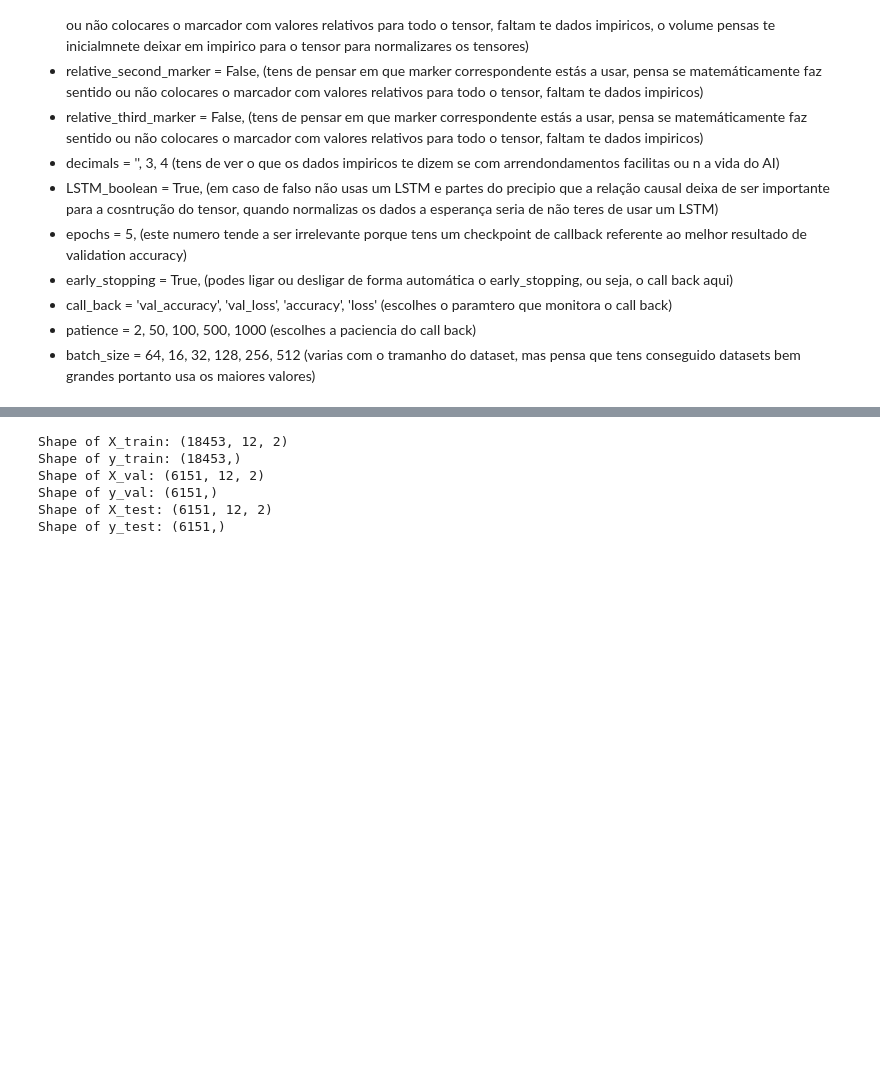
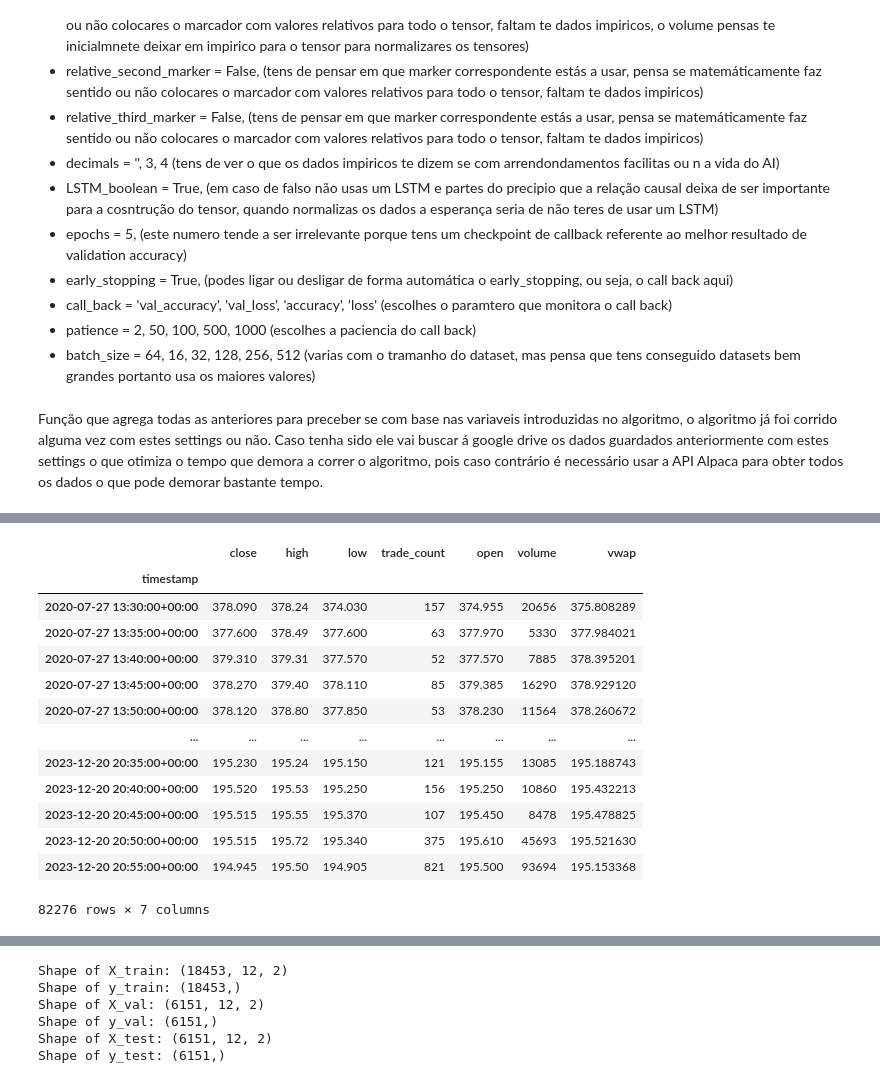
Before and after one commit to guilhermegranchopro/Prometheus, a Jupyter notebook: Simons/backend/Simons.ipynb, the cells around one changed output, grey strips where cells are left out. Drawn from its saved outputs; the diff is of its cells as text; code cells hidden in the pictures; blank space fills up the shorter version.

```diff
--- a/Simons/backend/Simons.ipynb
+++ b/Simons/backend/Simons.ipynb
@@ -68,22 +93,4 @@ Hoje é: 2024-09-12
 # %%
-import alpaca_trade_api as tradeapi
-import pandas as pd
-import time
-from datetime import datetime, timedelta
-
-
-def alpaca_autentification():
-    # Replace with your Alpaca API credentials
-    # API_KEY = "[ Alpaca API credentials]"
-    # SECRET_KEY = "[Alpaca API credentials]"
-    BASE_URL = "https://api.alpaca.markets"  # Use 'https://api.alpaca.markets' for live trading
-
-    # Initialize the Alpaca API
-    api = tradeapi.REST(API_KEY, SECRET_KEY, BASE_URL, api_version="v2")
-
-    return api
-
-
 # Function to fetch data in chunks to avoid rate limits
 def fetch_data(symbol, start, end, timeframe, api):
     all_data = []
@@ -100,6 +107,7 @@ def fetch_data(symbol, start, end, timeframe, api):
             timeframe,
             start=current_start.strftime("%Y-%m-%d"),
             end=current_end.strftime("%Y-%m-%d"),
+            feed="iex",
         ).df
 
         all_data.append(bars)
@@ -657,7 +718,7 @@ As primeiras possibilidades de cada variável são aquelas as quais inicialmnete
 symbol = "AAPL"
 max_period = True
 start_date = "2016-10-31"
-end_date = "2023-12-31"
+end_date = "2023-12-20"
 timeframe = "5Min"
 fisrt_marker = "volume"
 second_marker = "vwap"
@@ -674,6 +735,8 @@ early_stopping = True
 call_back = "val_accuracy"
 patience = 2
 batch_size = 64
+# %% [markdown]
+Função que agrega todas as anteriores para preceber se com base nas variaveis introduzidas no algoritmo, o algoritmo já foi corrido alguma vez com estes settings ou não. Caso tenha sido ele vai buscar á google drive os dados guardados anteriormente com estes settings o que otimiza o tempo que demora a correr o algoritmo, pois caso contrário é necessário usar a API Alpaca para obter todos os dados o que pode demorar bastante tempo.
 # %%
 import pandas as pd
 
@@ -708,8 +771,6 @@ if old_dataset:
 else:
     company_data = get_all_data(symbol, max_period, start_date, end_date, timeframe)
 
-print(company_data)
-print(company_data.shape)
-print()
+company_data
 # %% [output]
 Nenhum arquivo próximo encontrado.
@@ -731,0 +777,14 @@ timestamp
+|  | close | high | low | trade_count | open | volume | vwap |
+| timestamp |  |  |  |  |  |  |  |
+| 2020-07-27 13:30:00+00:00 | 378.090 | 378.24 | 374.030 | 157 | 374.955 | 20656 | 375.808289 |
+| 2020-07-27 13:35:00+00:00 | 377.600 | 378.49 | 377.600 | 63 | 377.970 | 5330 | 377.984021 |
+| 2020-07-27 13:40:00+00:00 | 379.310 | 379.31 | 377.570 | 52 | 377.570 | 7885 | 378.395201 |
+| 2020-07-27 13:45:00+00:00 | 378.270 | 379.40 | 378.110 | 85 | 379.385 | 16290 | 378.929120 |
+| 2020-07-27 13:50:00+00:00 | 378.120 | 378.80 | 377.850 | 53 | 378.230 | 11564 | 378.260672 |
+| ... | ... | ... | ... | ... | ... | ... | ... |
+| 2023-12-20 20:35:00+00:00 | 195.230 | 195.24 | 195.150 | 121 | 195.155 | 13085 | 195.188743 |
+| 2023-12-20 20:40:00+00:00 | 195.520 | 195.53 | 195.250 | 156 | 195.250 | 10860 | 195.432213 |
+| 2023-12-20 20:45:00+00:00 | 195.515 | 195.55 | 195.370 | 107 | 195.450 | 8478 | 195.478825 |
+| 2023-12-20 20:50:00+00:00 | 195.515 | 195.72 | 195.340 | 375 | 195.610 | 45693 | 195.521630 |
+| 2023-12-20 20:55:00+00:00 | 194.945 | 195.50 | 194.905 | 821 | 195.500 | 93694 | 195.153368 |
+82276 rows × 7 columns
```
Also changed, not shown: parts of 42 cells of this notebook.
